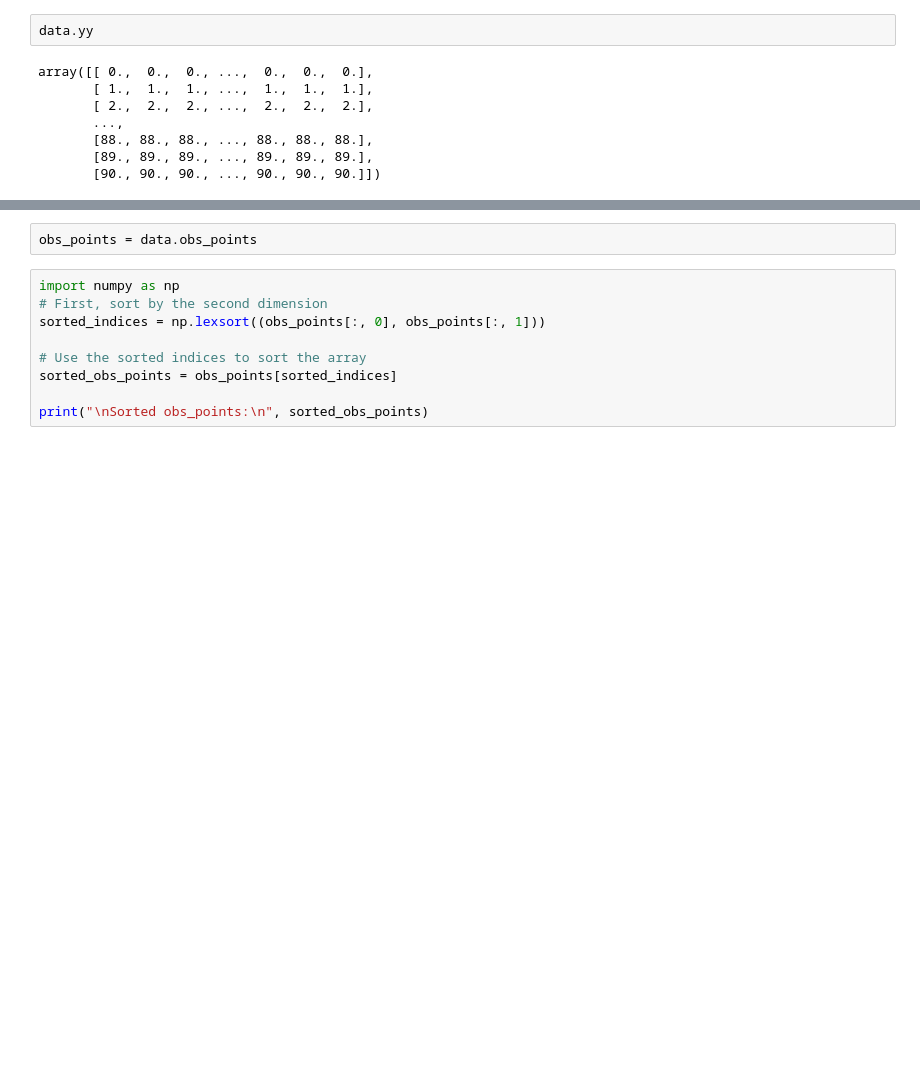
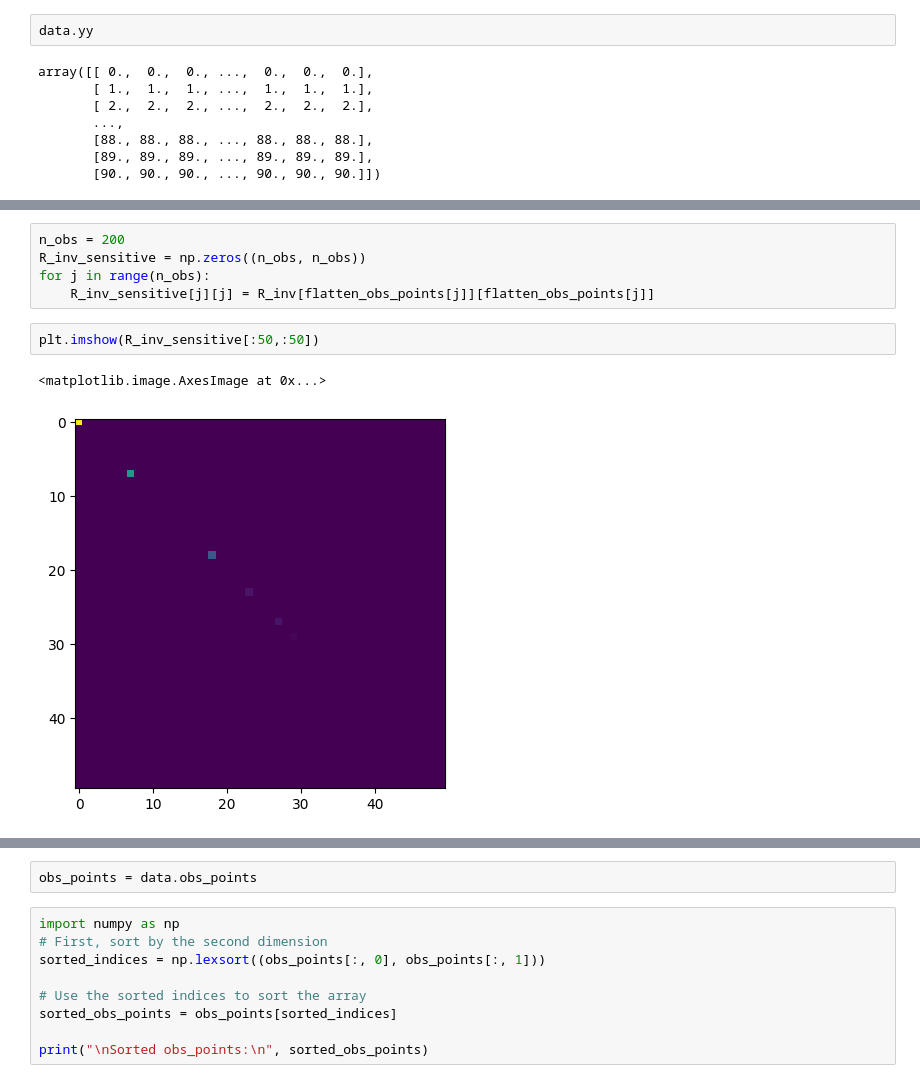
Before and after one commit to keitaro2002/da_rankine, a Jupyter notebook: src/notebooks/main.ipynb, the cells around one changed output, grey strips where cells are left out. Drawn from its saved outputs; the diff is of its cells as text; blank space fills up the shorter version.

```diff
--- a/src/notebooks/main.ipynb
+++ b/src/notebooks/main.ipynb
@@ -24,0 +115,10 @@ array([[ 0.,  0.,  0., ...,  0.,  0.,  0.],
+# %%
+n_obs = 200
+R_inv_sensitive = np.zeros((n_obs, n_obs))
+for j in range(n_obs):
+    R_inv_sensitive[j][j] = R_inv[flatten_obs_points[j]][flatten_obs_points[j]]
+# %%
+plt.imshow(R_inv_sensitive[:50,:50])
+# %% [output]
+<matplotlib.image.AxesImage at 0x...>
+[figure, added]
```
Also changed, not shown: parts of 27 cells of this notebook, 3 other files.
